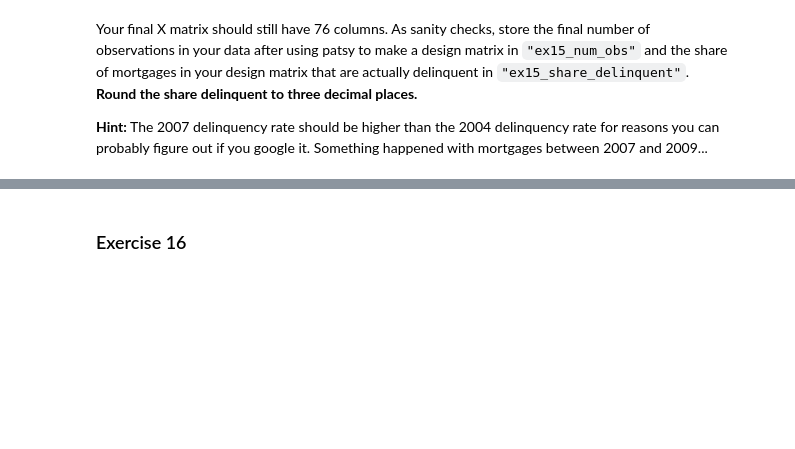
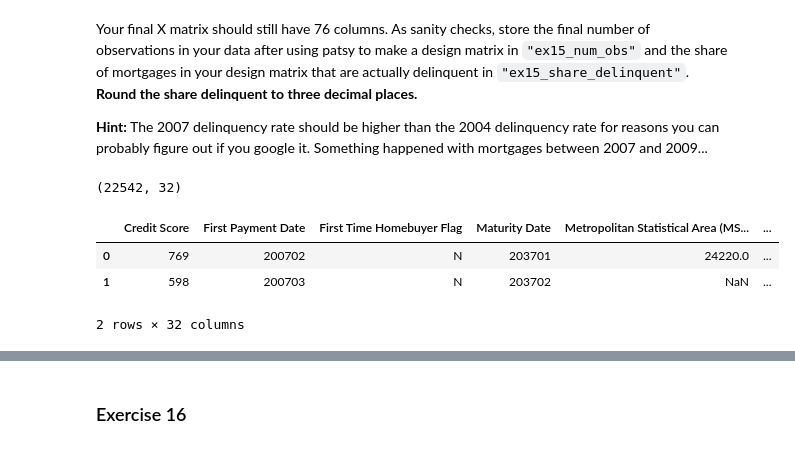
Before and after one commit to cathylyirang/IDS_701_UDS, a Jupyter notebook: exercise_passive_prediction.ipynb, the cells around one changed output, grey strips where cells are left out. Cells and saved outputs as stored; diff of their text form; code cells hidden in the pictures; blank space fills up the shorter version.

```diff
--- a/exercise_passive_prediction.ipynb
+++ b/exercise_passive_prediction.ipynb
@@ -702,3 +754,58 @@ This can be corrected by ensuring that `num_of_units` is of the same type when y
 Your final X matrix should still have 76 columns. As sanity checks, store the final number of observations in your data after using patsy to make a design matrix in `"ex15_num_obs"` and the share of mortgages in your design matrix that are actually delinquent in `"ex15_share_delinquent"`. **Round the share delinquent to three decimal places.**
 
 **Hint:** The 2007 delinquency rate should be higher than the 2004 delinquency rate for reasons you can probably figure out if you google it. Something happened with mortgages between 2007 and 2009...
+# %%
+# Load 2007 origination
+col_mortgage = [
+    "Credit Score",
+    "First Payment Date",
+    "First Time Homebuyer Flag",
+    "Maturity Date",
+    "Metropolitan Statistical Area (MSA) Or Metropolitan Division",
+    "Mortgage Insurance Percentage (MI %)",
+    "Number of Units",
+    "Occupancy Status",
+    "Original Combined Loan-to-Value (CLTV)",
+    "Original Debt-to-Income (DTI) Ratio",
+    "Original UPB",
+    "Original Loan-to-Value (LTV)",
+    "Original Interest Rate",
+    "Channel",
+    "Prepayment Penalty Mortgage (PPM) Flag",
+    "Amortization Type (Formerly Product Type)",
+    "Property State",
+    "Property Type",
+    "Postal Code",
+    "Loan Sequence Number",
+    "Loan Purpose",
+    "Original Loan Term",
+    "Number of Borrowers",
+    "Seller Name",
+    "Servicer Name",
+    "Super Conforming Flag",
+    "Pre-HARP Loan Sequence Number",
+    "Program Indicator",
+    "HARP Indicator",
+    "Property Valuation Method",
+    "Interest Only (I/O) Indicator",
+    "Mortgage Insurance Cancellation Indicator",
+]
+
+db_mort_2007 = pd.read_csv(
+    "https://github.com/nickeubank/MIDS_Data/raw/refs/heads/master/"
+    "mortgages/2007/sample_orig_2007_standard_mortgages.txt.zip",
+    compression="zip",
+    sep="|",
+    header=None,
+    names=col_mortgage,
+    index_col=None,
+)
+
+print(db_mort_2007.shape)
+db_mort_2007.head(2)
+# %% [output]
+(22542, 32)
+|  | Credit Score | First Payment Date | First Time Homebuyer Flag | Maturity Date | Metropolitan Statistical Area (MS... | ... |
+| 0 | 769 | 200702 | N | 203701 | 24220.0 | ... |
+| 1 | 598 | 200703 | N | 203702 | NaN | ... |
+2 rows × 32 columns
```
Also changed, not shown: parts of 30 cells of this notebook, 3 other files.
